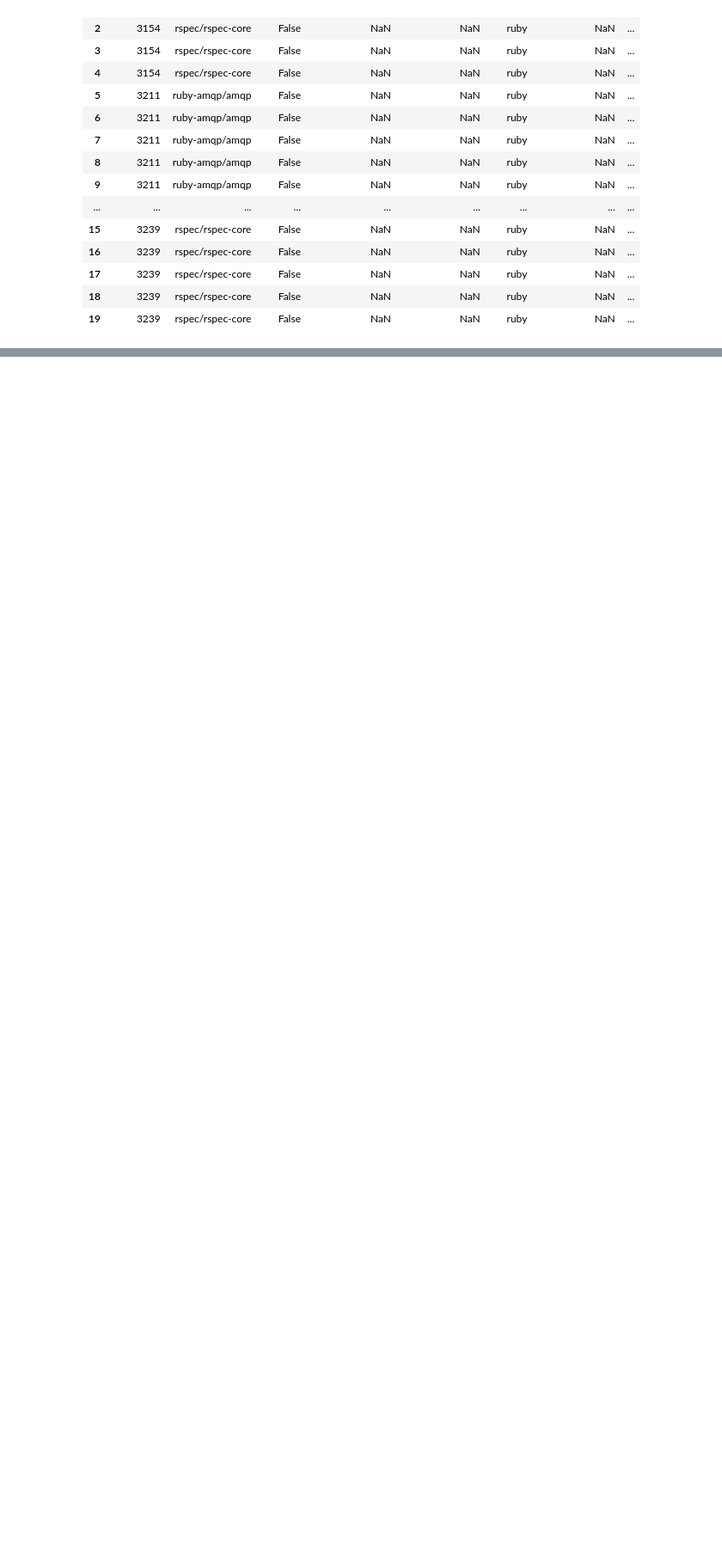
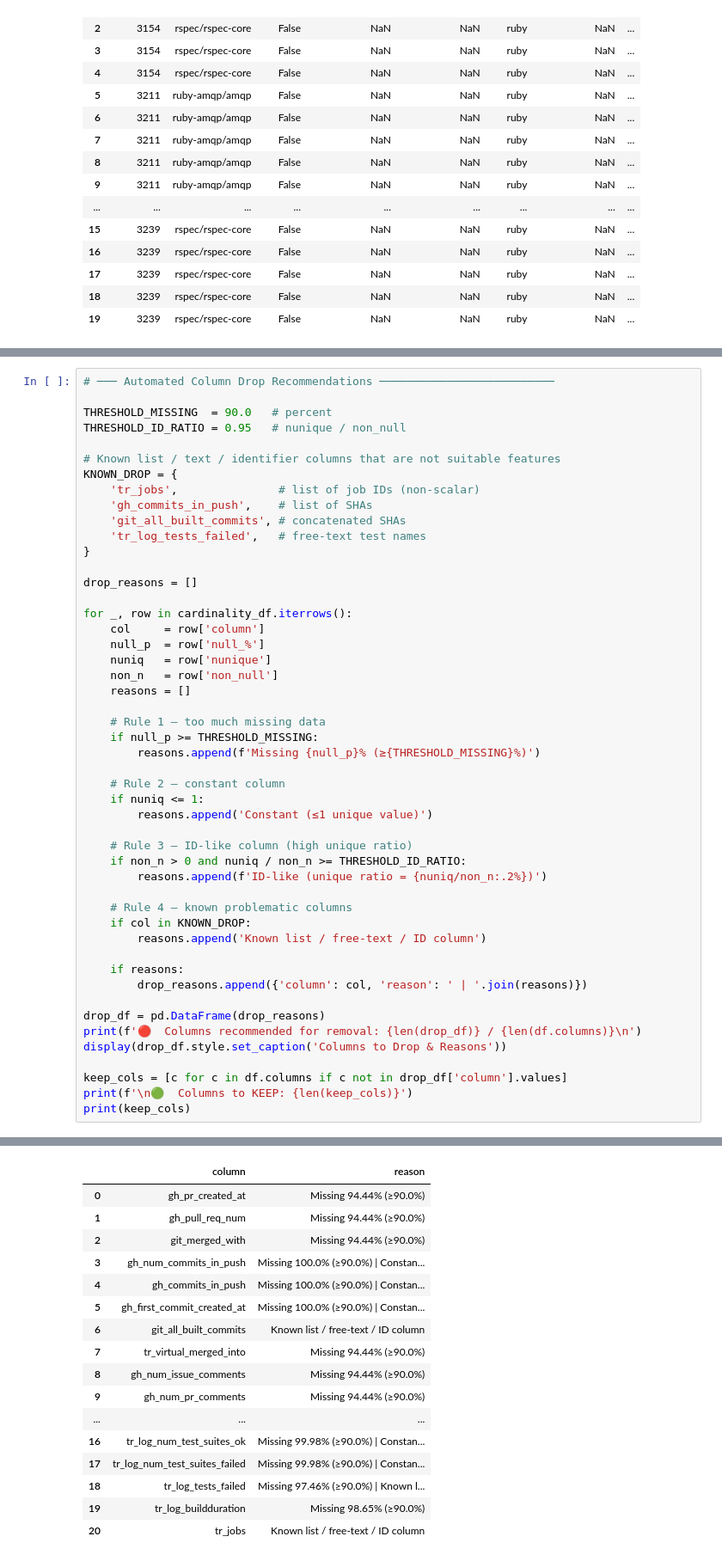
Before and after one commit to CodeLab66/CI-CD-Pipeline-Failure-Prediction, a Jupyter notebook: notebooks/01_Comprehensive_EDA.ipynb, the cells around one changed output, grey strips where cells are left out. Shown at 86% size. Drawn from its saved outputs; the diff is of its cells as text; blank space fills up the shorter version.

```diff
--- a/notebooks/01_Comprehensive_EDA.ipynb
+++ b/notebooks/01_Comprehensive_EDA.ipynb
@@ -66,0 +244,50 @@ Columns: 66
+# %%
+# ─── Automated Column Drop Recommendations ──────────────────────────
+
+THRESHOLD_MISSING  = 90.0   # percent
+THRESHOLD_ID_RATIO = 0.95   # nunique / non_null
+
+# Known list / text / identifier columns that are not suitable features
+KNOWN_DROP = {
+    'tr_jobs',               # list of job IDs (non-scalar)
+    'gh_commits_in_push',    # list of SHAs
+    'git_all_built_commits', # concatenated SHAs
+    'tr_log_tests_failed',   # free-text test names
+}
+
+drop_reasons = []
+
+for _, row in cardinality_df.iterrows():
+    col     = row['column']
+    null_p  = row['null_%']
+    nuniq   = row['nunique']
+    non_n   = row['non_null']
+    reasons = []
+
+    # Rule 1 – too much missing data
+    if null_p >= THRESHOLD_MISSING:
+        reasons.append(f'Missing {null_p}% (≥{THRESHOLD_MISSING}%)')
+
+    # Rule 2 – constant column
+    if nuniq <= 1:
+        reasons.append('Constant (≤1 unique value)')
+
+    # Rule 3 – ID-like column (high unique ratio)
+    if non_n > 0 and nuniq / non_n >= THRESHOLD_ID_RATIO:
+        reasons.append(f'ID-like (unique ratio = {nuniq/non_n:.2%})')
+
+    # Rule 4 – known problematic columns
+    if col in KNOWN_DROP:
+        reasons.append('Known list / free-text / ID column')
+
+    if reasons:
+        drop_reasons.append({'column': col, 'reason': ' | '.join(reasons)})
+
+drop_df = pd.DataFrame(drop_reasons)
+print(f'🔴  Columns recommended for removal: {len(drop_df)} / {len(df.columns)}\n')
+display(drop_df.style.set_caption('Columns to Drop & Reasons'))
+
+keep_cols = [c for c in df.columns if c not in drop_df['column'].values]
+print(f'\n🟢  Columns to KEEP: {len(keep_cols)}')
+print(keep_cols)
+# %% [output]
@@ -66,0 +296,17 @@ Columns: 66
+|  | column | reason |
+| 0 | gh_pr_created_at | Missing 94.44% (≥90.0%) |
+| 1 | gh_pull_req_num | Missing 94.44% (≥90.0%) |
+| 2 | git_merged_with | Missing 94.44% (≥90.0%) |
+| 3 | gh_num_commits_in_push | Missing 100.0% (≥90.0%) | Constan... |
+| 4 | gh_commits_in_push | Missing 100.0% (≥90.0%) | Constan... |
+| 5 | gh_first_commit_created_at | Missing 100.0% (≥90.0%) | Constan... |
+| 6 | git_all_built_commits | Known list / free-text / ID column |
+| 7 | tr_virtual_merged_into | Missing 94.44% (≥90.0%) |
+| 8 | gh_num_issue_comments | Missing 94.44% (≥90.0%) |
+| 9 | gh_num_pr_comments | Missing 94.44% (≥90.0%) |
+| ... | ... | ... |
+| 16 | tr_log_num_test_suites_ok | Missing 99.98% (≥90.0%) | Constan... |
+| 17 | tr_log_num_test_suites_failed | Missing 99.98% (≥90.0%) | Constan... |
+| 18 | tr_log_tests_failed | Missing 97.46% (≥90.0%) | Known l... |
+| 19 | tr_log_buildduration | Missing 98.65% (≥90.0%) |
+| 20 | tr_jobs | Known list / free-text / ID column |
```
Also changed, not shown: parts of 6 cells of this notebook.
